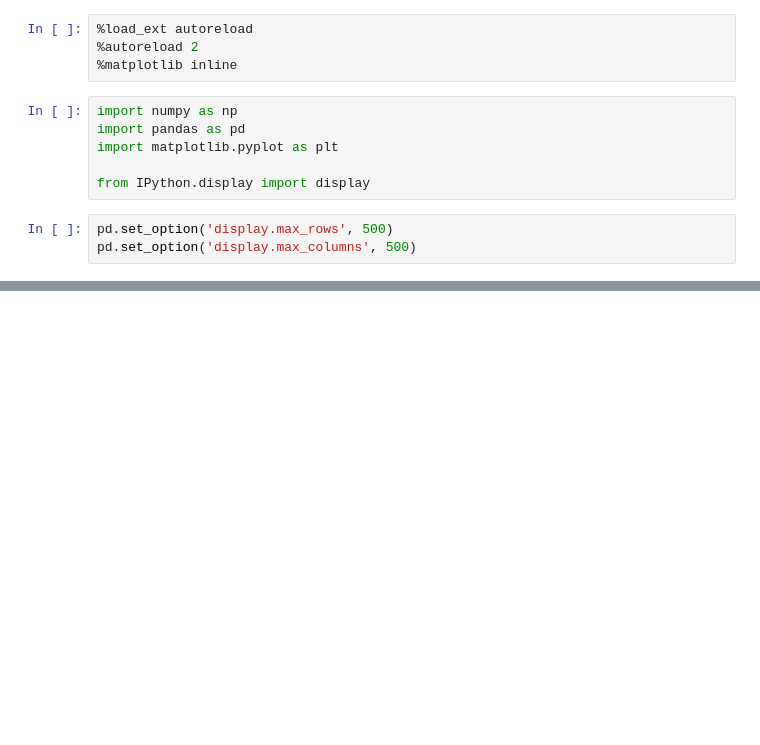
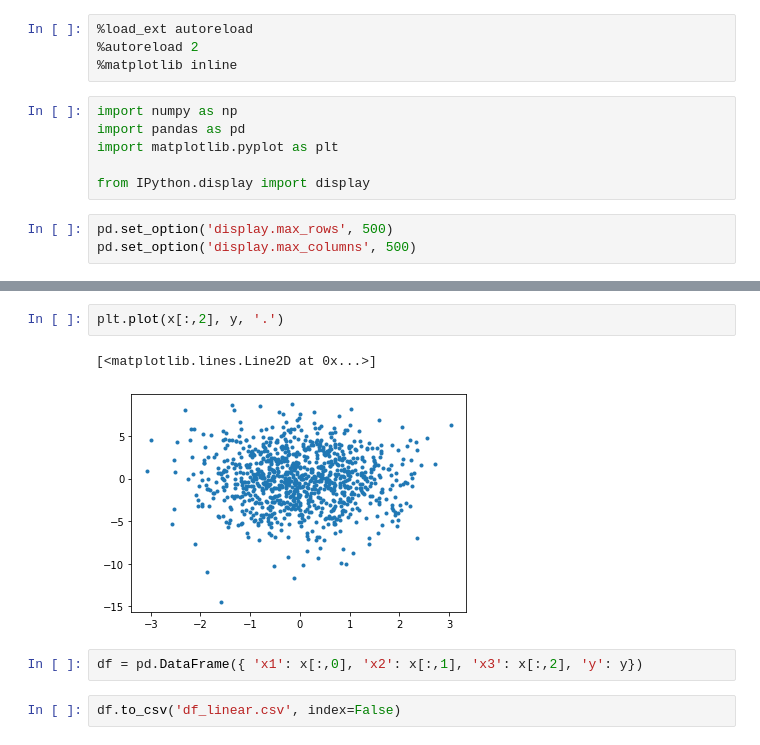
Before and after one commit to AstraZeneca-NGS/LogMl, a Jupyter notebook: notebooks/LogMl_example.ipynb, the cells around one changed output, grey strips where cells are left out. Saved outputs shown, nothing was run; the diff lists cells and outputs as text; blank space fills up the shorter version.

Commit message:
Added linear3

```diff
--- a/notebooks/LogMl_example.ipynb
+++ b/notebooks/LogMl_example.ipynb
@@ -59,0 +30,9 @@ pd.set_option('display.max_columns', 500)
+# %%
+plt.plot(x[:,2], y, '.')
+# %% [output]
+[<matplotlib.lines.Line2D at 0x...>]
+[figure, added]
+# %%
+df = pd.DataFrame({ 'x1': x[:,0], 'x2': x[:,1], 'x3': x[:,2], 'y': y})
+# %%
+df.to_csv('df_linear.csv', index=False)
```
Also changed, not shown: parts of 5 cells of this notebook, 3 other files.
